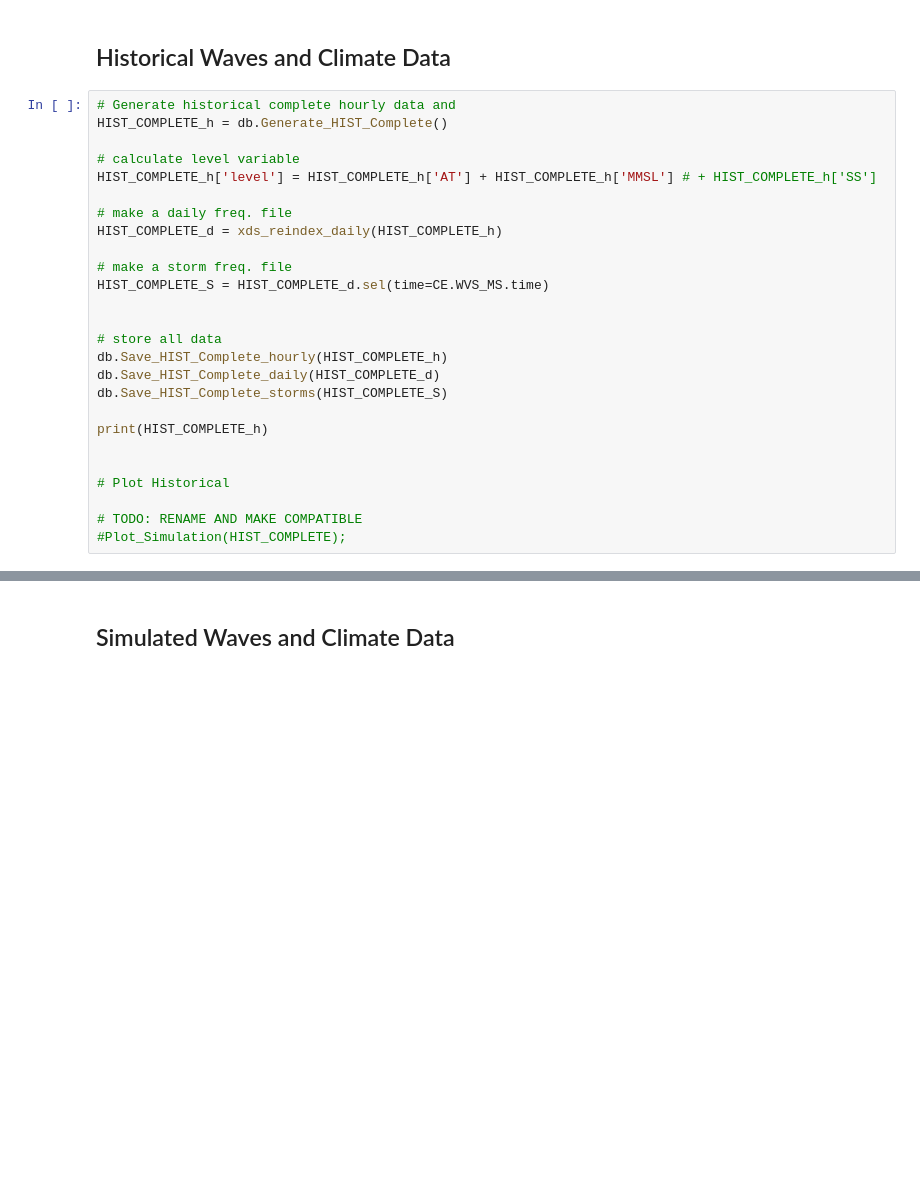
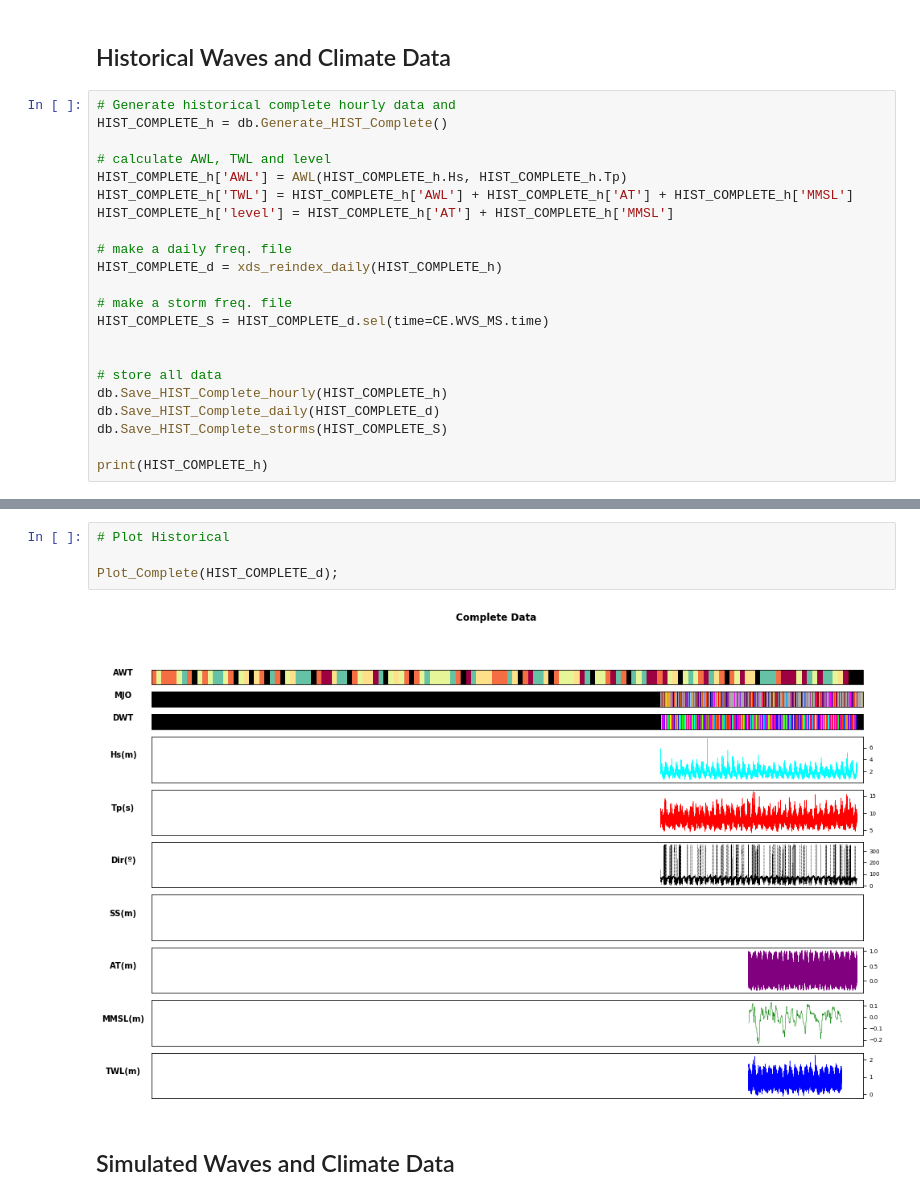
Before and after one commit to teslakit/teslakit, a Jupyter notebook: notebooks/ROI/01_Offshore/14_Process_Simulation_Outputs.ipynb, the cells around one changed output, grey strips where cells are left out. Cells and saved outputs as stored; diff of their text form; blank space fills up the shorter version.

```diff
--- a/notebooks/ROI/01_Offshore/14_Process_Simulation_Outputs.ipynb
+++ b/notebooks/ROI/01_Offshore/14_Process_Simulation_Outputs.ipynb
@@ -54,8 +51,10 @@ n_sims_DWTs = 10
 # Generate historical complete hourly data and
 HIST_COMPLETE_h = db.Generate_HIST_Complete()
 
-# calculate level variable
-HIST_COMPLETE_h['level'] = HIST_COMPLETE_h['AT'] + HIST_COMPLETE_h['MMSL'] # + HIST_COMPLETE_h['SS']
+# calculate AWL, TWL and level
+HIST_COMPLETE_h['AWL'] = AWL(HIST_COMPLETE_h.Hs, HIST_COMPLETE_h.Tp)
+HIST_COMPLETE_h['TWL'] = HIST_COMPLETE_h['AWL'] + HIST_COMPLETE_h['AT'] + HIST_COMPLETE_h['MMSL']
+HIST_COMPLETE_h['level'] = HIST_COMPLETE_h['AT'] + HIST_COMPLETE_h['MMSL']
 
 # make a daily freq. file
 HIST_COMPLETE_d = xds_reindex_daily(HIST_COMPLETE_h)
@@ -70,12 +69,6 @@ db.Save_HIST_Complete_daily(HIST_COMPLETE_d)
 db.Save_HIST_Complete_storms(HIST_COMPLETE_S)
 
 print(HIST_COMPLETE_h)
-
-
-# Plot Historical
-
-# TODO: RENAME AND MAKE COMPATIBLE
-#Plot_Simulation(HIST_COMPLETE);
 # %% [output]
 <xarray.Dataset>
 Dimensions:      (time: 1331113)
@@ -94,6 +87,12 @@ Data variables:
     level        (time) float64 nan nan nan nan nan nan ... nan nan nan nan nan
 Attributes:
     source:   teslakit_v0.9.1
+# %%
+# Plot Historical
+
+Plot_Complete(HIST_COMPLETE_d);
+# %% [output]
+[figure, added]
 # %% [markdown]
 
 ## Simulated Waves and Climate Data
```
Also changed, not shown: parts of 6 cells of this notebook.
